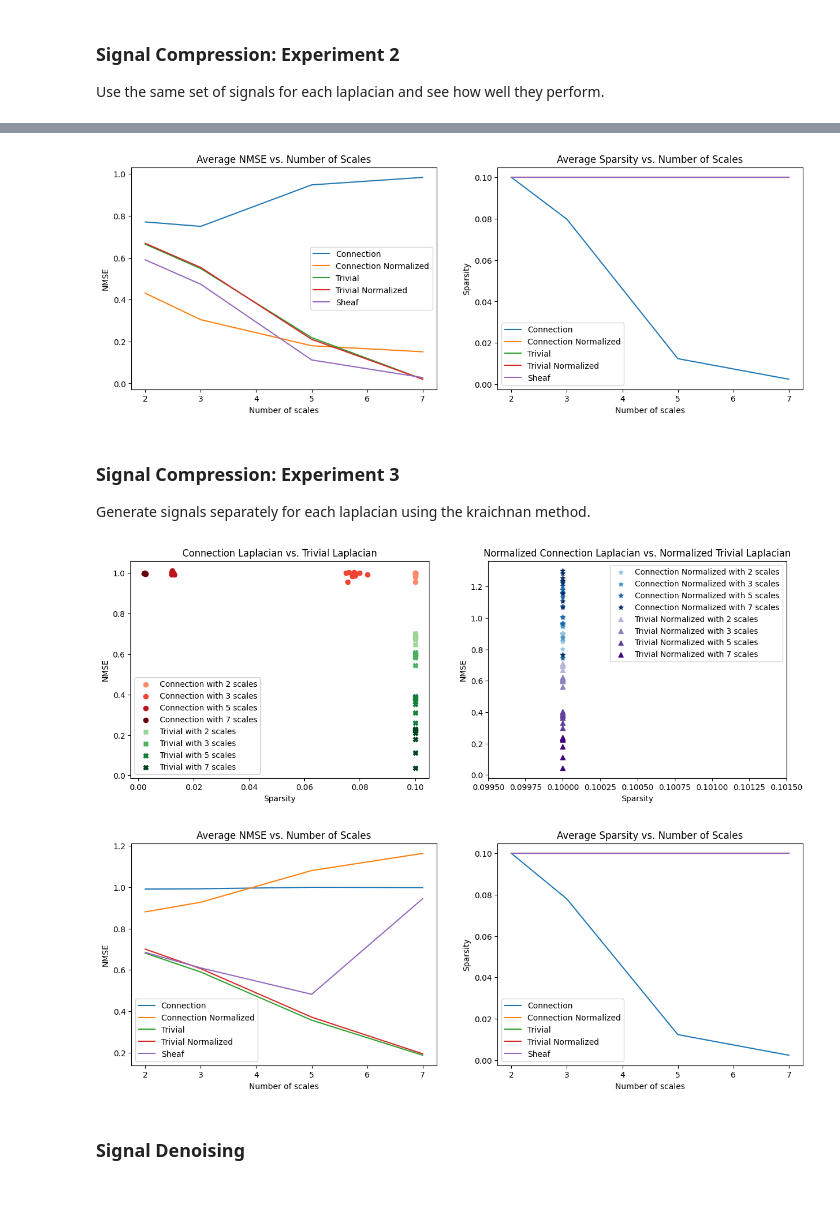
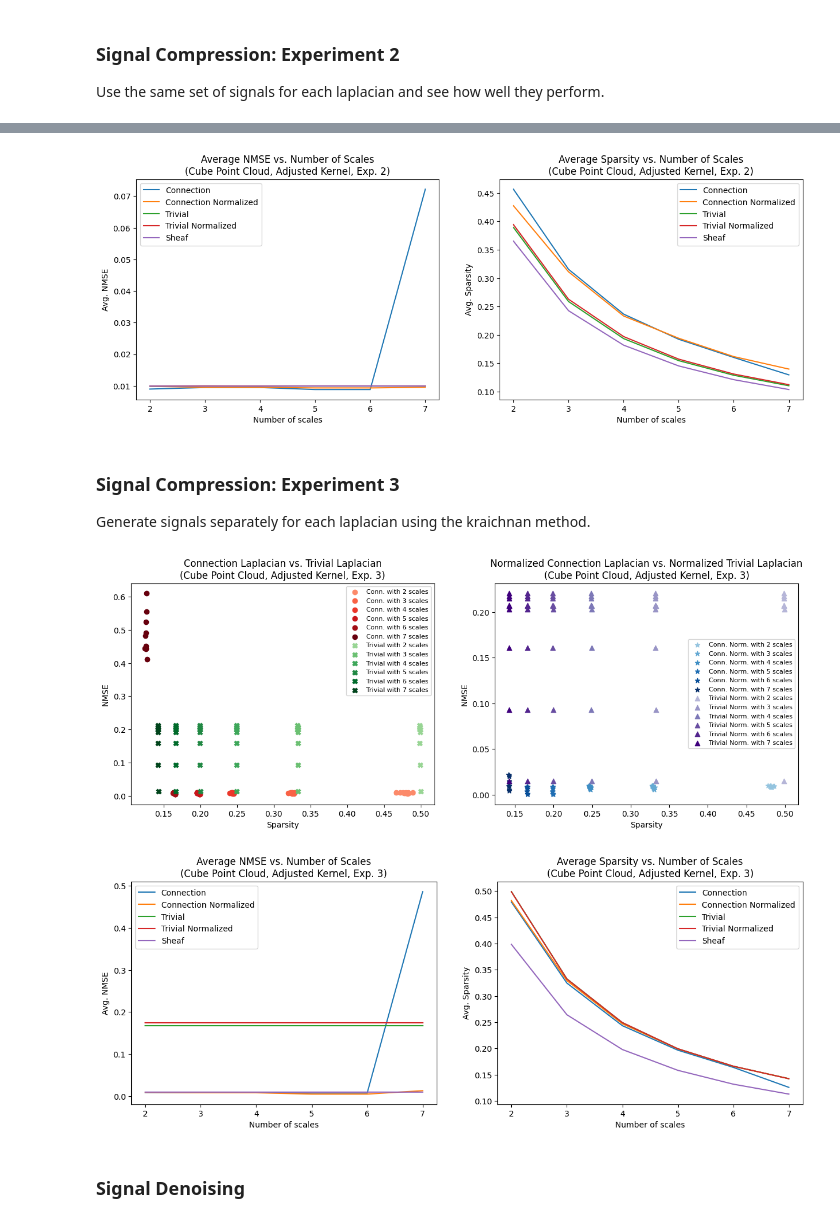
Before and after one commit to gmaurer08/sheaf-signal-processing, a Jupyter notebook: main.ipynb, the cells around one changed output, grey strips where cells are left out. Saved outputs shown, nothing was run; the diff lists cells and outputs as text; code cells hidden in the pictures; blank space fills up the shorter version.

```diff
--- a/main.ipynb
+++ b/main.ipynb
@@ -158,7 +166,7 @@ plot_sparsity_vs_nmse(num_scales, sparsity_results, nmse_results)
 # %%
-plot_avg_results_vs_num_scales(num_scales, laplacians, sparsity_results, nmse_results)
+plot_avg_results_vs_num_scales(num_scales, laplacians, sparsity_results2, nmse_results2, subtitle='(Cube Point Cloud, Adjusted Kernel, Exp. 2)')
 # %% [output]
-[figure, old version]
+[figure, new version]
 # %% [markdown]
 ### Signal Compression: Experiment 3
 
@@ -169,7 +177,7 @@ point_cloud = cube_point_cloud
 
 # Hyperparameters
 hyperparameters = {
-    'num_scales': [2,3,5,7],
+    'num_scales': [2,3,4,5,6,7],
     'laplacians': ['Connection', 'Connection Normalized', 'Trivial', 'Trivial Normalized', 'Sheaf'],
     'eps': 0.1,
     'eps_pca': 0.05,
@@ -177,7 +185,7 @@ hyperparameters = {
     'gamma': 0.97,
     'num_signals': 10,
     'SEED': 42,
-    'adjust_kernel': False
+    'adjust_kernel': True
 }
 
 sparsity_results3, nmse_results3 = signal_compression_exp3(point_cloud, hyperparameters)
@@ -189,6 +197,6 @@ with open('results/results_default_kernel/cube_nmse_3.pkl', 'wb') as f:
     pickle.dump(nmse_results3, f)
 # %%
-sparsity_results = pickle.load(open('results/results_default_kernel/cube_sparsity_3.pkl', 'rb'))
-nmse_results = pickle.load(open('results/results_default_kernel/cube_nmse_3.pkl', 'rb'))
-num_scales = [2, 3, 5, 7]
+sparsity_results = pickle.load(open('results/cube/compression/adjusted kernel/sparsity_3.pkl', 'rb'))
+nmse_results = pickle.load(open('results/cube/compression/adjusted kernel/nmse_3.pkl', 'rb'))
+num_scales = [2,3,4,5,6,7]
 laplacians = ['Connection', 'Connection Normalized', 'Trivial', 'Trivial Normalized', 'Sheaf']
@@ -195,11 +211,11 @@ laplacians = ['Connection', 'Connection Normalized', 'Trivial', 'Trivial Normali
 # %%
-plot_sparsity_vs_nmse(num_scales, sparsity_results, nmse_results)
+plot_sparsity_vs_nmse(num_scales, sparsity_results3, nmse_results3, subtitle='(Cube Point Cloud, Adjusted Kernel, Exp. 3)')
 # %% [output]
-[figure, old version]
+[figure, new version]
 # %%
-plot_avg_results_vs_num_scales(num_scales, laplacians, sparsity_results, nmse_results)
+plot_avg_results_vs_num_scales(num_scales, laplacians, sparsity_results3, nmse_results3, subtitle='(Cube Point Cloud, Adjusted Kernel, Exp. 3)')
 # %% [output]
-[figure, old version]
+[figure, new version]
 # %% [markdown]
 ### Signal Denoising
 # %% [markdown]
```
Also changed, not shown: parts of 14 cells of this notebook, 29 other files.
